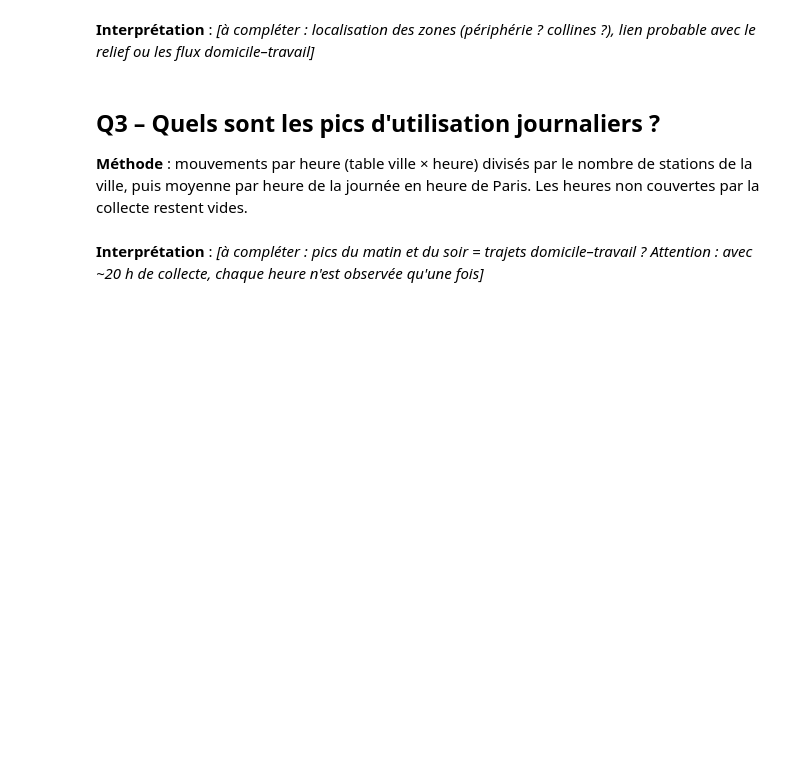
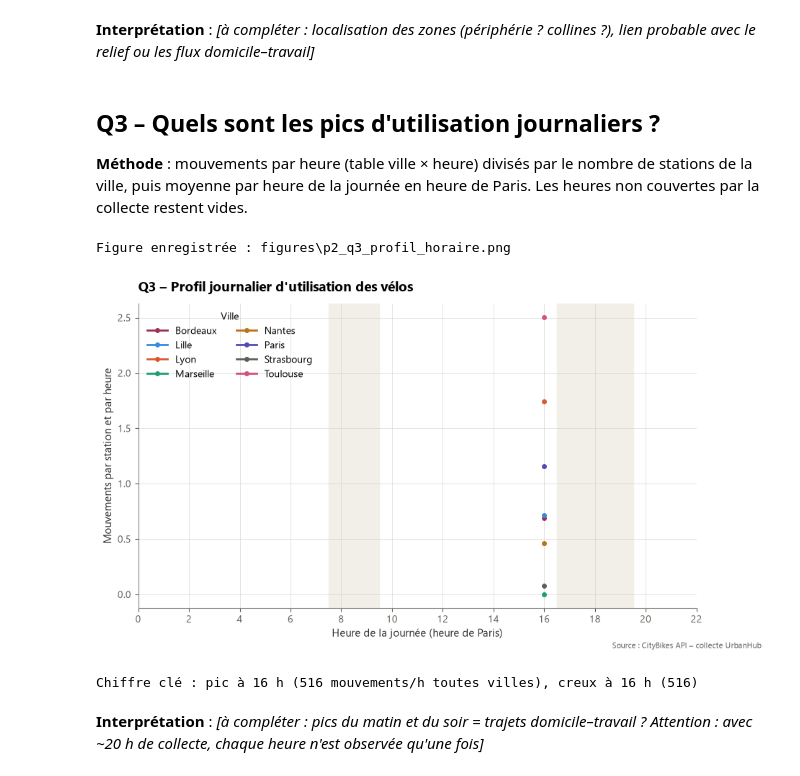
Before and after one commit to Rayan-dev/Projet-Urbanhub, a Jupyter notebook: notebooks/02_velos.ipynb, the cells around one changed output. Saved outputs shown, nothing was run; the diff lists cells and outputs as text; code cells hidden in the pictures; blank space fills up the shorter version.

```diff
--- a/notebooks/02_velos.ipynb
+++ b/notebooks/02_velos.ipynb
@@ -74,9 +89,11 @@ b.groupby("city")["station_id"].nunique().sort_values(ascending=False).rename("s
 # %%
 b.to_parquet(CLEAN / "bikes.parquet", index=False)
 
-# Table ville × heure pour la partie 4 (heures incomplètes de début/fin retirées)
+# Table ville × heure pour la partie 4
+# (heures incomplètes de début/fin retirées, seulement si la collecte couvre au moins 3 heures)
 first_h, last_h = b["hour"].min(), b["hour"].max()
-hourly = (b[(b["hour"] > first_h) & (b["hour"] < last_h)]
+keep = b if b["hour"].nunique() < 3 else b[(b["hour"] > first_h) & (b["hour"] < last_h)]
+hourly = (keep
           .groupby(["city", "hour"])
           .agg(movements=("delta", "sum"), occupancy=("occupancy", "mean"))
           .reset_index())
@@ -151,26 +215,30 @@ zones.head(10)
 # %%
 h = hourly.copy()
 h["h_local"] = h["hour"].dt.tz_convert("Europe/Paris").dt.hour
 n_st = st.groupby("city")["station_id"].count()
-h["mv_station"] = h["movements"] / h["city"].map(n_st)          # comparable entre villes
+h["mv_station"] = h["movements"].astype(float) / h["city"].map(n_st).astype(float)          # comparable entre villes
 prof = h.groupby(["h_local", "city"])["mv_station"].mean().unstack().reindex(range(24))
 
 fig, ax = plt.subplots()
 for c in prof.columns:
     ax.plot(prof.index, prof[c], marker="o", ms=4, color=CITY_COLORS[c], label=c)
 for a, z_ in [(8, 9), (17, 19)]:
     ax.axvspan(a - 0.5, z_ + 0.5, color=PALETTE["light"], zorder=0)
 ax.set_title("Q3 – Profil journalier d'utilisation des vélos")
 ax.set_xlabel("Heure de la journée (heure de Paris)")
 ax.set_ylabel("Mouvements par station et par heure")
 ax.set_xticks(range(0, 24, 2))
 ax.legend(title="Ville", ncol=2)
 save_fig("p2_q3_profil_horaire", source=SRC)
 plt.show()
 
 tot = h.groupby("h_local")["movements"].mean()
 print(f"Chiffre clé : pic à {tot.idxmax()} h ({tot.max():,.0f} mouvements/h toutes villes), "
       f"creux à {tot.idxmin()} h ({tot.min():,.0f})")
+# %% [output]
+Figure enregistrée : figures\p2_q3_profil_horaire.png
+[figure, added]
+Chiffre clé : pic à 16 h (516 mouvements/h toutes villes), creux à 16 h (516)
 # %% [markdown]
 **Interprétation** : *[à compléter : pics du matin et du soir = trajets domicile–travail ? Attention : avec ~20 h de collecte, chaque heure n'est observée qu'une fois]*
 # %% [markdown]
```
Also changed, not shown: parts of 7 cells of this notebook.
